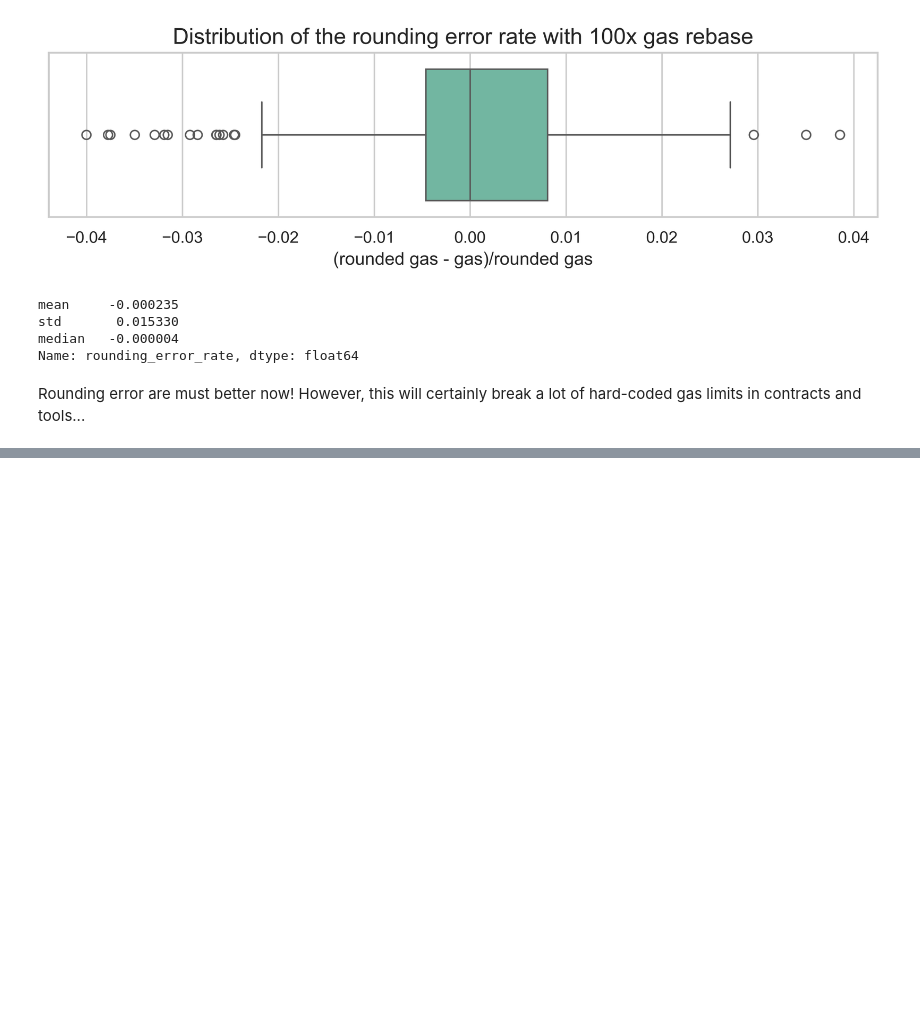
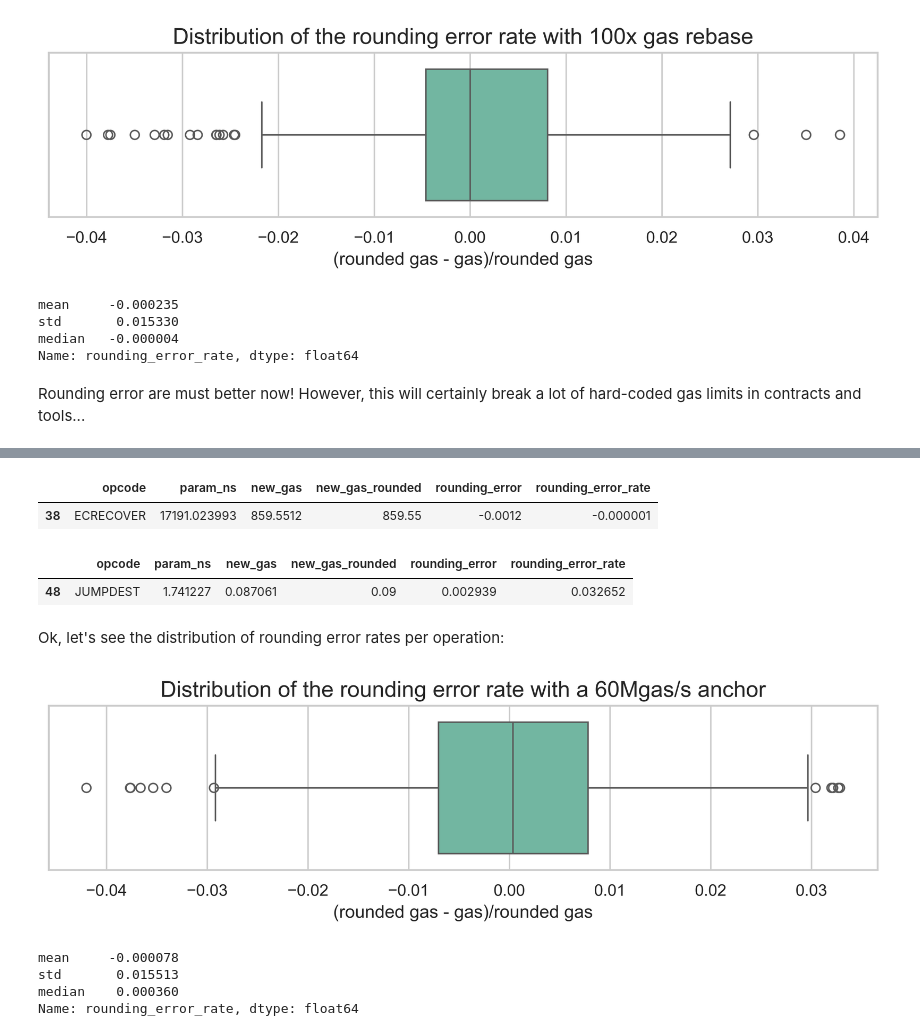
Before and after one commit to misilva73/evm-gas-repricings, a Jupyter notebook: notebooks/2.2-frac-gas-analysis.ipynb, the cells around one changed output, grey strips where cells are left out. Cells and saved outputs as stored; diff of their text form; code cells hidden in the pictures; blank space fills up the shorter version.

```diff
--- a/notebooks/2.2-frac-gas-analysis.ipynb
+++ b/notebooks/2.2-frac-gas-analysis.ipynb
@@ -382,0 +385,12 @@ Rounding error are must better now! However, this will certainly break a lot of
+# %%
+anchor_rate = 50*1e6
+
+new_gas_df = worse_df.copy()
+new_gas_df["new_gas"] = (anchor_rate*new_gas_df["param_ns"])/1e9
+new_gas_df["new_gas_rounded"] = new_gas_df["new_gas"].round(2)
+new_gas_df["new_gas_rounded"] = np.where(
+    new_gas_df["new_gas_rounded"] == 0.0, 0.01, new_gas_df["new_gas_rounded"]
+)
+new_gas_df["rounding_error"] = new_gas_df["new_gas_rounded"] - new_gas_df["new_gas"]
+new_gas_df["rounding_error_rate"] = new_gas_df["rounding_error"]/new_gas_df["new_gas_rounded"]
+new_gas_df
@@ -382,0 +411,32 @@ Rounding error are must better now! However, this will certainly break a lot of
+# %%
+new_gas_df[new_gas_df["opcode"] == "ECRECOVER"]
+# %% [output]
+|  | opcode | param_ns | new_gas | new_gas_rounded | rounding_error | rounding_error_rate |
+| 38 | ECRECOVER | 17191.023993 | 859.5512 | 859.55 | -0.0012 | -0.000001 |
+# %%
+new_gas_df[new_gas_df["opcode"] == "JUMPDEST"]
+# %% [output]
+|  | opcode | param_ns | new_gas | new_gas_rounded | rounding_error | rounding_error_rate |
+| 48 | JUMPDEST | 1.741227 | 0.087061 | 0.09 | 0.002939 | 0.032652 |
+# %% [markdown]
+Ok, let's see the distribution of rounding error rates per operation:
+# %%
+plt.figure(figsize=(10, 2))
+sns.boxplot(
+    data=new_gas_df,
+    x="rounding_error_rate"
+)
+
+plt.title("Distribution of the rounding error rate with a 60Mgas/s anchor")
+plt.ylabel("")
+plt.xlabel("(rounded gas - gas)/rounded gas")
+plt.show()
+# %% [output]
+[figure, added]
+# %%
+new_gas_df["rounding_error_rate"].agg(["mean", "std", "median"])
+# %% [output]
+mean     -0.000078
+std       0.015513
+median    0.000360
+Name: rounding_error_rate, dtype: float64
```
Also changed, not shown: parts of 2 cells of this notebook.
